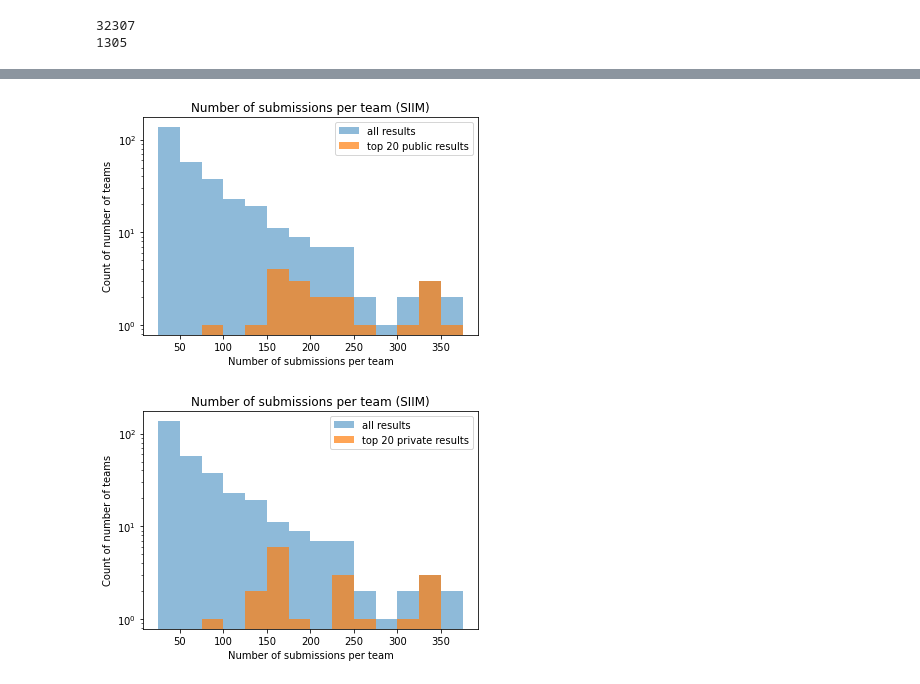
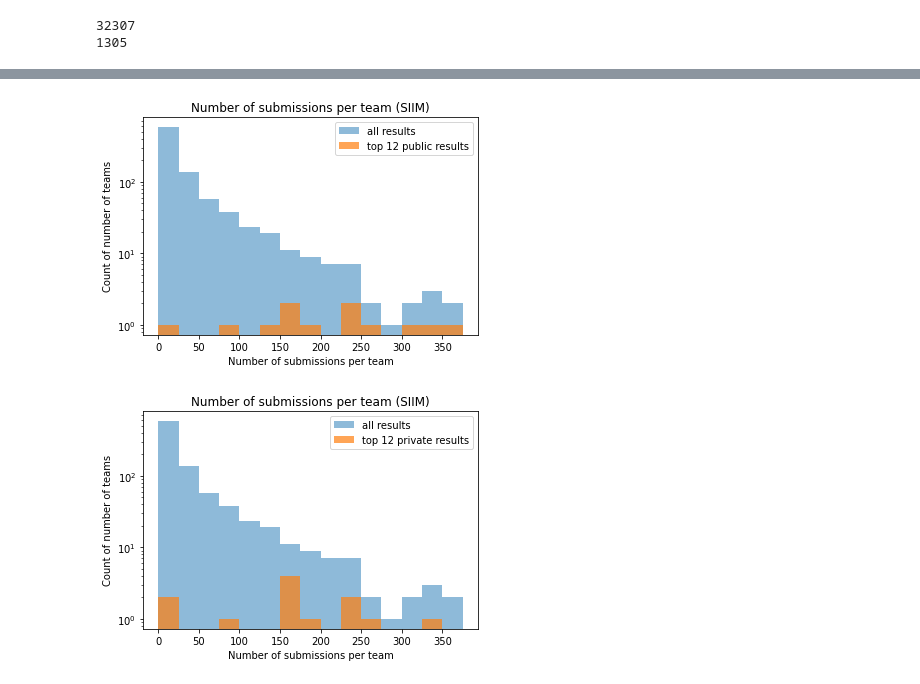
Before and after one commit to Xannadoo/carbon-cost-kaggle, a Jupyter notebook: meta_data_exploration.ipynb, the cells around one changed output, grey strips where cells are left out. Saved outputs shown, nothing was run; the diff lists cells and outputs as text; code cells hidden in the pictures.

```diff
--- a/meta_data_exploration.ipynb
+++ b/meta_data_exploration.ipynb
@@ -284,0 +289,2 @@ finalSiim.to_csv('meta_data/meta/SIIM_only_submissions.csv', index=False)
+# %%
+finalSiim.loc[finalSiim[finalSiim.Medal.isna()].index, 'Medal'] = 0
@@ -284,0 +330,11 @@ finalSiim.to_csv('meta_data/meta/SIIM_only_submissions.csv', index=False)
+# %%
+#more50 = list(finalSiim.groupby(by='TeamId').count()[(finalSiim.groupby(by='TeamId').count().Id > 2) & (finalSiim.groupby(by='TeamId').count().Id <= 100)].index)
+
+#middle = finalSiim[finalSiim.TeamId.isin(more50)].copy()
+
+more100 = list(finalSiim.groupby(by='TeamId').count()[finalSiim.groupby(by='TeamId').count().Id > 2].index)
+
+serious = finalSiim[finalSiim.TeamId.isin(more100)].copy()
+
+print(len(finalSiim)- len(serious), len(serious))
+serious.head()
@@ -285,21 +350,21 @@ finalSiim.to_csv('meta_data/meta/SIIM_only_submissions.csv', index=False)
 # %%
-b = [25, 50, 75, 100, 125, 150, 175, 200, 225, 250, 275, 300, 325, 350, 375]
-n = 20
+b = [0, 25, 50, 75, 100, 125, 150, 175, 200, 225, 250, 275, 300, 325, 350, 375]
+n = 12
 
-plt.hist(finalSiim.groupby(by='TeamId').count().Id, bins=b, log=True, alpha=0.5, label='all results')
-plt.hist(finalSiim[finalSiim.PublicLeaderboardRank <=n].groupby('TeamId').count().Id, bins=b, log=True, alpha=0.7, label = f'top {n} public results')
+plt.hist(serious.groupby(by='TeamId').count().Id, bins=b, log=True, alpha=0.5, label='all results')
+plt.hist(serious[serious.PublicLeaderboardRank <=n].groupby('TeamId').count().Id, bins=b, log=True, alpha=0.7, label = f'top {n} public results')
 plt.title('Number of submissions per team (SIIM)')
 plt.xlabel('Number of submissions per team')
 plt.ylabel('Count of number of teams')
 plt.legend();
 # %% [output]
-[figure, old version]
+[figure, new version]
 # %%
-plt.hist(finalSiim.groupby(by='TeamId').count().Id, bins=b, log=True, alpha=0.5, label='all results')
-plt.hist(finalSiim[finalSiim.PrivateLeaderboardRank <=n].groupby('TeamId').count().Id, bins=b, log=True, alpha=0.7, label = f'top {n} private results')
+plt.hist(serious.groupby(by='TeamId').count().Id, bins=b, log=True, alpha=0.5, label='all results')
+plt.hist(serious[serious.Medal ==1.].groupby('TeamId').count().Id, bins=b, log=True, alpha=0.7, label = f'top {n} private results')
 plt.title('Number of submissions per team (SIIM)')
 plt.xlabel('Number of submissions per team')
 plt.ylabel('Count of number of teams')
 plt.legend();
 # %% [output]
-[figure, old version]
+[figure, new version]
```
Also changed, not shown: parts of 9 cells of this notebook.
